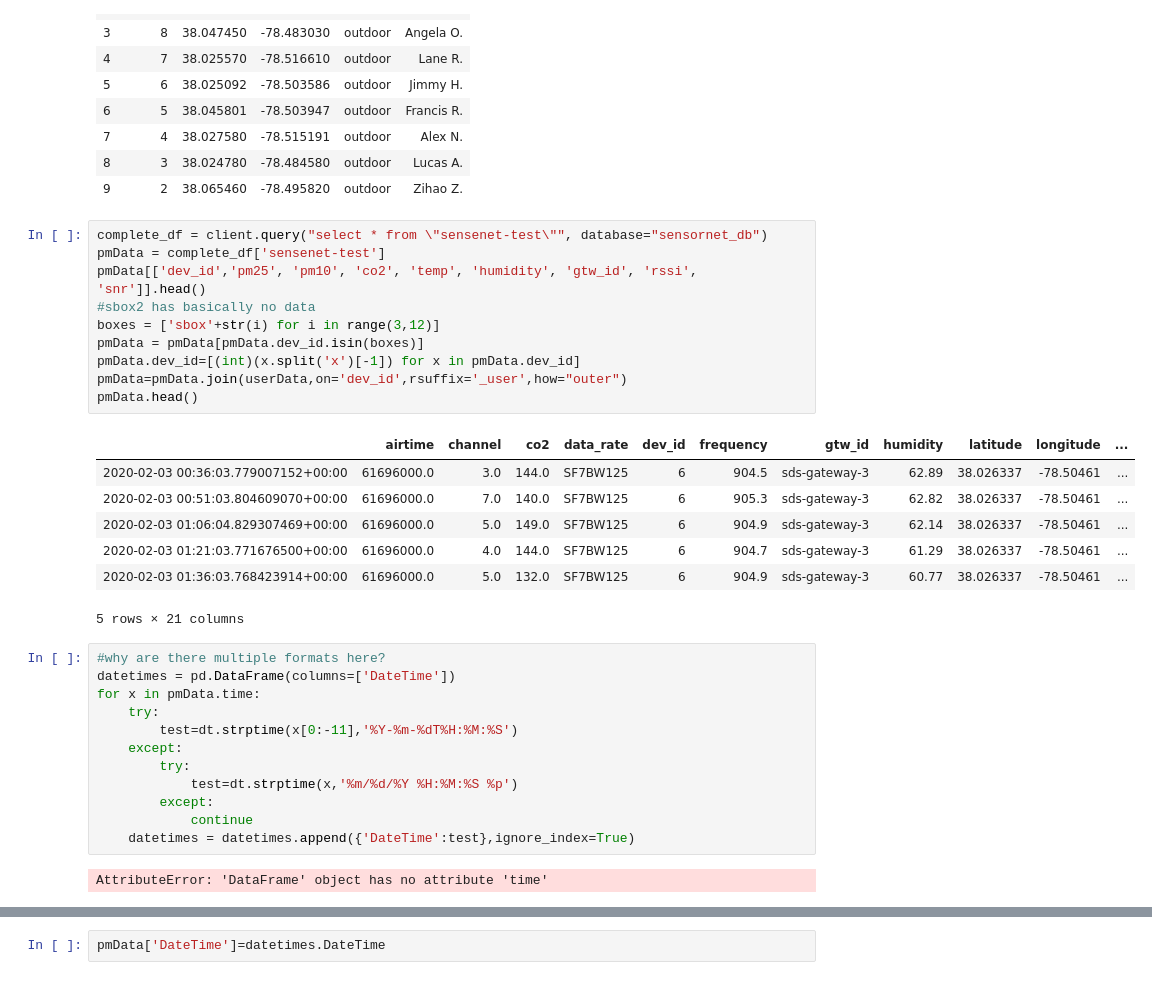
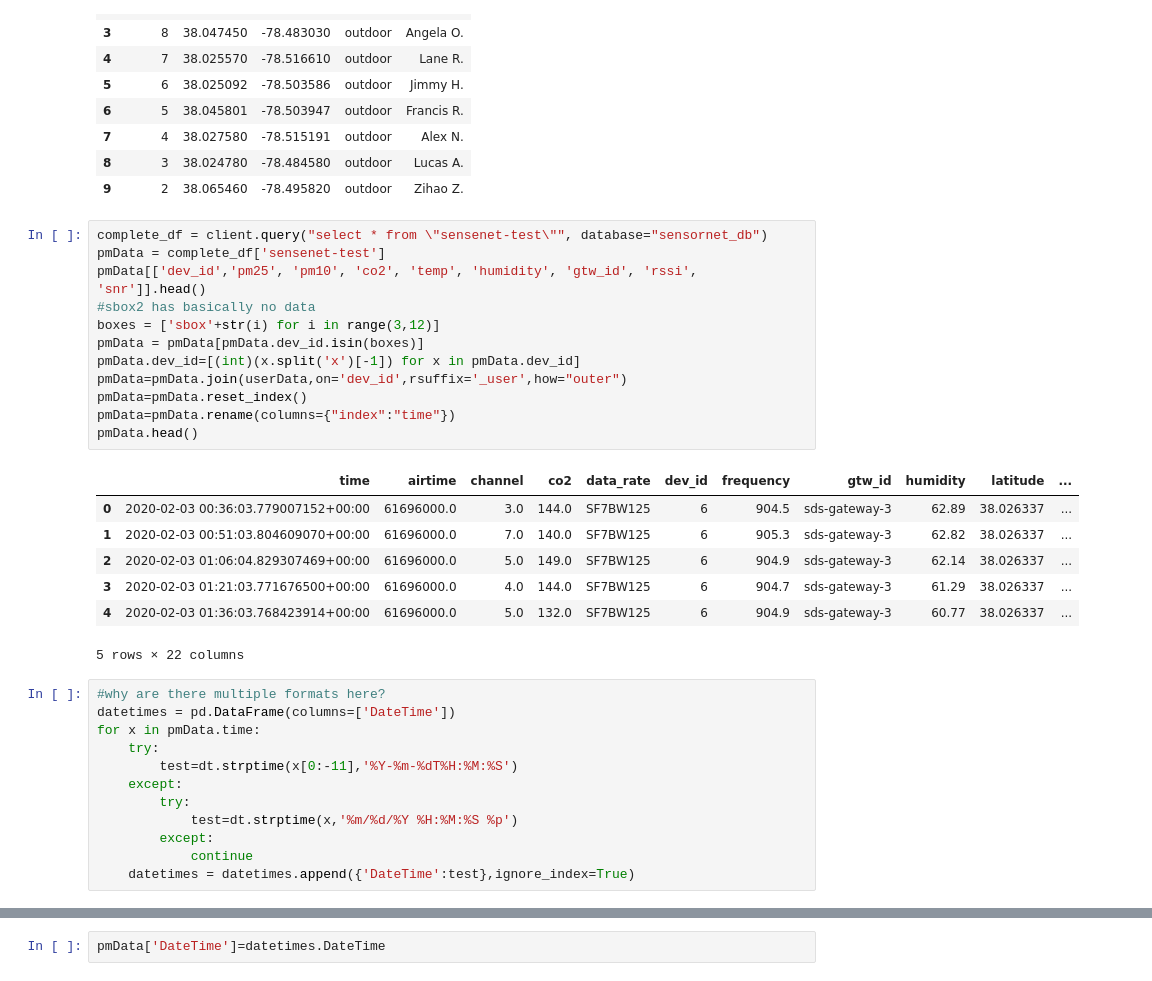
Before and after one commit to thejimster82/CvilleAQ, a Jupyter notebook: code/weather_plus_pm.ipynb, the cells around one changed output, grey strips where cells are left out. Saved outputs shown, nothing was run; the diff lists cells and outputs as text.

Commit message:
fixed index being time

```diff
--- a/code/weather_plus_pm.ipynb
+++ b/code/weather_plus_pm.ipynb
@@ -40,21 +40,23 @@ userData
 # %%
 complete_df = client.query("select * from \"sensenet-test\"", database="sensornet_db")
 pmData = complete_df['sensenet-test']
 pmData[['dev_id','pm25', 'pm10', 'co2', 'temp', 'humidity', 'gtw_id', 'rssi', 'snr']].head()
 #sbox2 has basically no data
 boxes = ['sbox'+str(i) for i in range(3,12)]
 pmData = pmData[pmData.dev_id.isin(boxes)]
 pmData.dev_id=[(int)(x.split('x')[-1]) for x in pmData.dev_id]
 pmData=pmData.join(userData,on='dev_id',rsuffix='_user',how="outer")
+pmData=pmData.reset_index()
+pmData=pmData.rename(columns={"index":"time"})
 pmData.head()
 # %% [output]
-|  | airtime | channel | co2 | data_rate | dev_id | frequency | gtw_id | humidity | latitude | longitude | ... |
-| 2020-02-03 00:36:03.779007152+00:00 | 61696000.0 | 3.0 | 144.0 | SF7BW125 | 6 | 904.5 | sds-gateway-3 | 62.89 | 38.026337 | -78.50461 | ... |
-| 2020-02-03 00:51:03.804609070+00:00 | 61696000.0 | 7.0 | 140.0 | SF7BW125 | 6 | 905.3 | sds-gateway-3 | 62.82 | 38.026337 | -78.50461 | ... |
-| 2020-02-03 01:06:04.829307469+00:00 | 61696000.0 | 5.0 | 149.0 | SF7BW125 | 6 | 904.9 | sds-gateway-3 | 62.14 | 38.026337 | -78.50461 | ... |
-| 2020-02-03 01:21:03.771676500+00:00 | 61696000.0 | 4.0 | 144.0 | SF7BW125 | 6 | 904.7 | sds-gateway-3 | 61.29 | 38.026337 | -78.50461 | ... |
-| 2020-02-03 01:36:03.768423914+00:00 | 61696000.0 | 5.0 | 132.0 | SF7BW125 | 6 | 904.9 | sds-gateway-3 | 60.77 | 38.026337 | -78.50461 | ... |
+|  | time | airtime | channel | co2 | data_rate | dev_id | frequency | gtw_id | humidity | latitude | ... |
+| 0 | 2020-02-03 00:36:03.779007152+00:00 | 61696000.0 | 3.0 | 144.0 | SF7BW125 | 6 | 904.5 | sds-gateway-3 | 62.89 | 38.026337 | ... |
+| 1 | 2020-02-03 00:51:03.804609070+00:00 | 61696000.0 | 7.0 | 140.0 | SF7BW125 | 6 | 905.3 | sds-gateway-3 | 62.82 | 38.026337 | ... |
+| 2 | 2020-02-03 01:06:04.829307469+00:00 | 61696000.0 | 5.0 | 149.0 | SF7BW125 | 6 | 904.9 | sds-gateway-3 | 62.14 | 38.026337 | ... |
+| 3 | 2020-02-03 01:21:03.771676500+00:00 | 61696000.0 | 4.0 | 144.0 | SF7BW125 | 6 | 904.7 | sds-gateway-3 | 61.29 | 38.026337 | ... |
+| 4 | 2020-02-03 01:36:03.768423914+00:00 | 61696000.0 | 5.0 | 132.0 | SF7BW125 | 6 | 904.9 | sds-gateway-3 | 60.77 | 38.026337 | ... |
-5 rows × 21 columns
+5 rows × 22 columns
 # %%
 #why are there multiple formats here?
 datetimes = pd.DataFrame(columns=['DateTime'])
@@ -67,5 +69,3 @@ for x in pmData.time:
         except:
             continue
     datetimes = datetimes.append({'DateTime':test},ignore_index=True)
-# %% [output]
-AttributeError: 'DataFrame' object has no attribute 'time'
```
Also changed, not shown: parts of 3 cells of this notebook, 1 other file.
